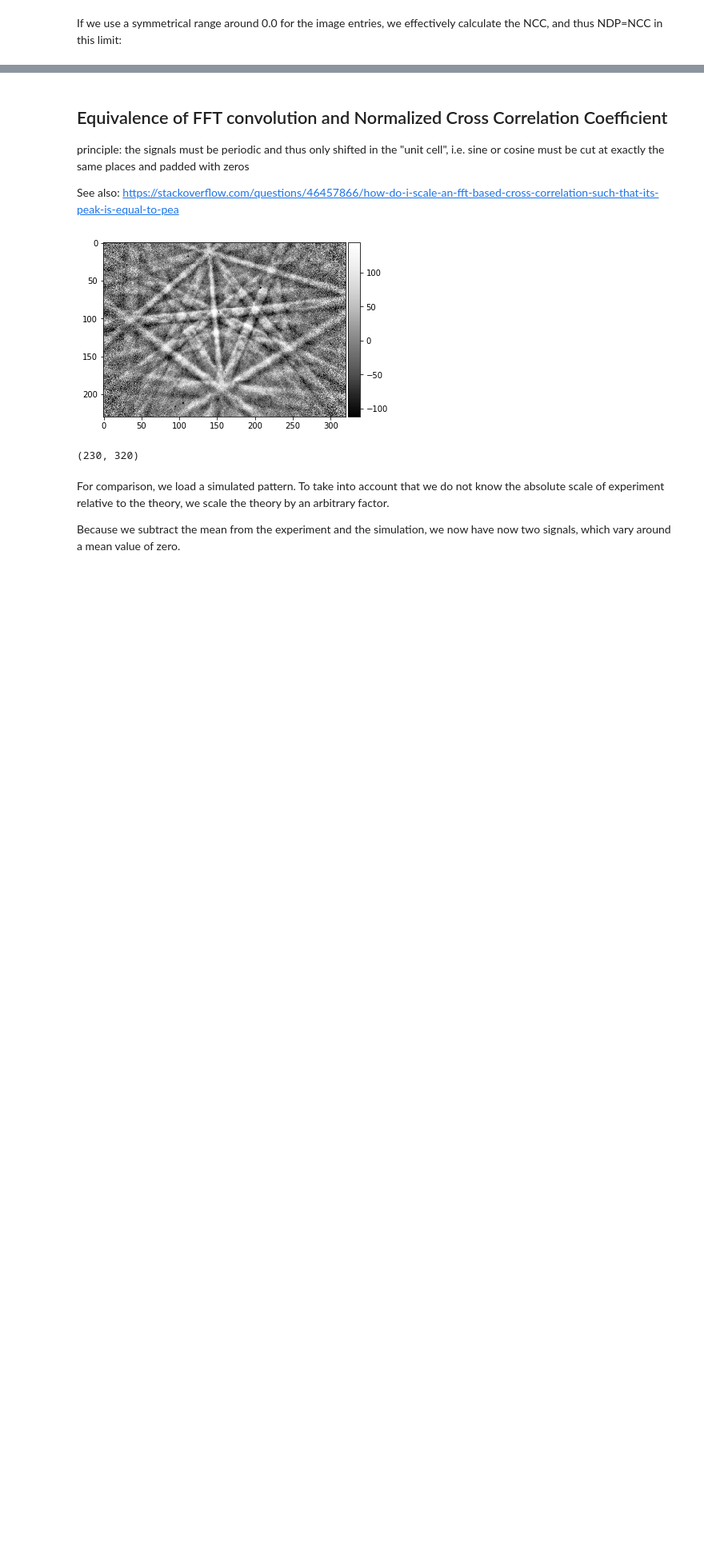
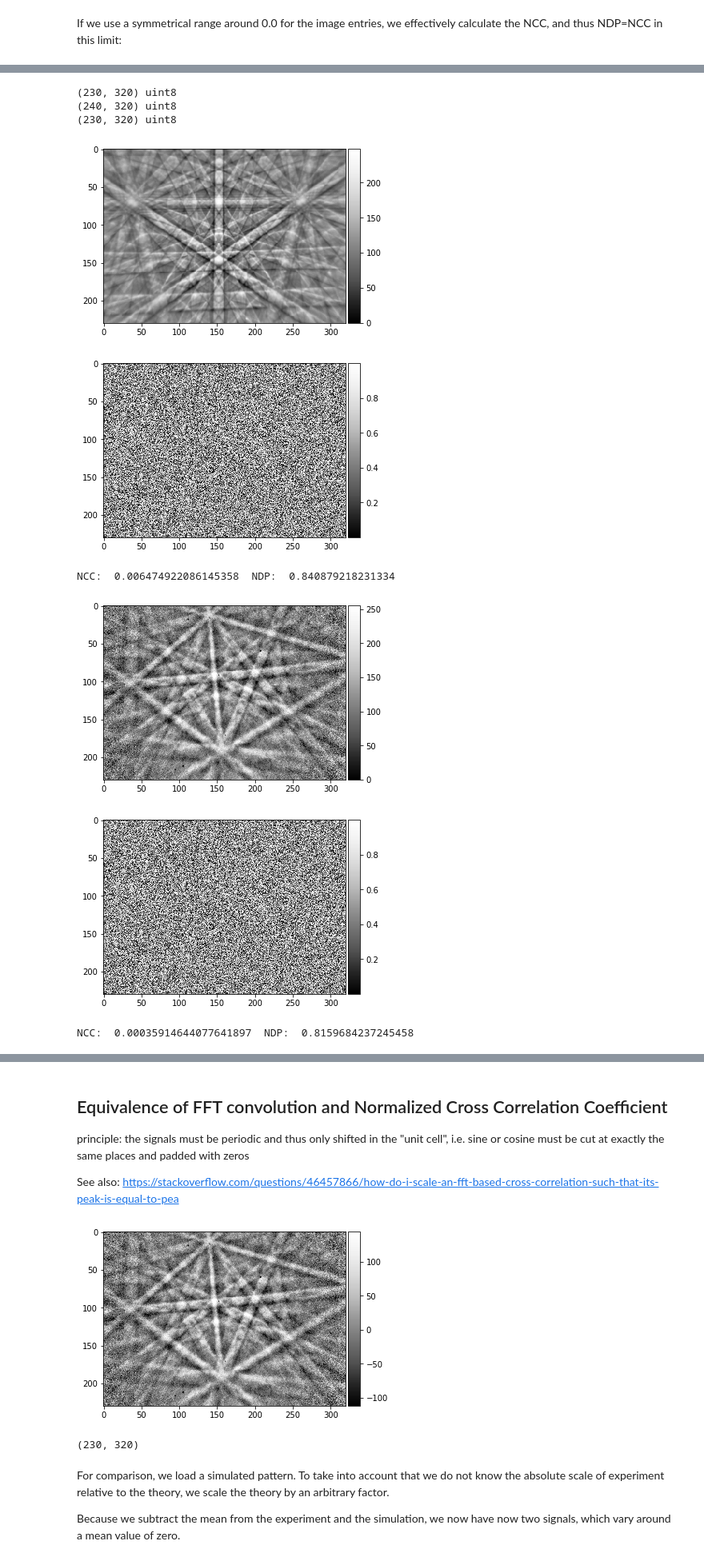
Before and after one commit to wiai/xcdskd, a Jupyter notebook: doc/cross_correlation/cross_correlation_coefficient.ipynb, the cells around one changed output, grey strips where cells are left out. Shown at 80% size. Cells and saved outputs as stored; diff of their text form; code cells hidden in the pictures; blank space fills up the shorter version.

Commit message:
updated NCC: with noise

```diff
--- a/doc/cross_correlation/cross_correlation_coefficient.ipynb
+++ b/doc/cross_correlation/cross_correlation_coefficient.ipynb
@@ -929,0 +897,28 @@ print(np.corrcoef(samples))                       # Checking correlation consist
+# %%
+img_exp_1 = np.array(Image.open('./data/Si_15000_BAM_320.png').convert(mode='L'), dtype=np.uint8)
+img_exp_2 = np.array(Image.open('./data/ocean_grain_final.png').convert(mode='L'), dtype=np.uint8)
+img_exp_3 = imread("../data/patterns/Ni_Example3.png")
+print(img_exp_1.shape, img_exp_1.dtype)
+print(img_exp_2.shape, img_exp_2.dtype)
+print(img_exp_3.shape, img_exp_3.dtype)
+
+# pure noise! uniform [0..1]
+img_noise = np.random.rand(img_exp_1.shape[0], img_exp_1.shape[1])
+
+plot_image(img_exp_1)
+plot_image(img_noise)
+print_similarity_measures(img_exp_1, img_noise)
+
+plot_image(img_exp_3)
+plot_image(img_noise)
+print_similarity_measures(img_exp_3, img_noise)
+# %% [output]
+(230, 320) uint8
+(240, 320) uint8
+(230, 320) uint8
+[figure, added]
+[figure, added]
+NCC:  0.006474922086145358  NDP:  0.840879218231334
+[figure, added]
+[figure, added]
+NCC:  0.00035914644077641897  NDP:  0.8159684237245458
```
Also changed, not shown: parts of 55 cells of this notebook, 2 other files.
